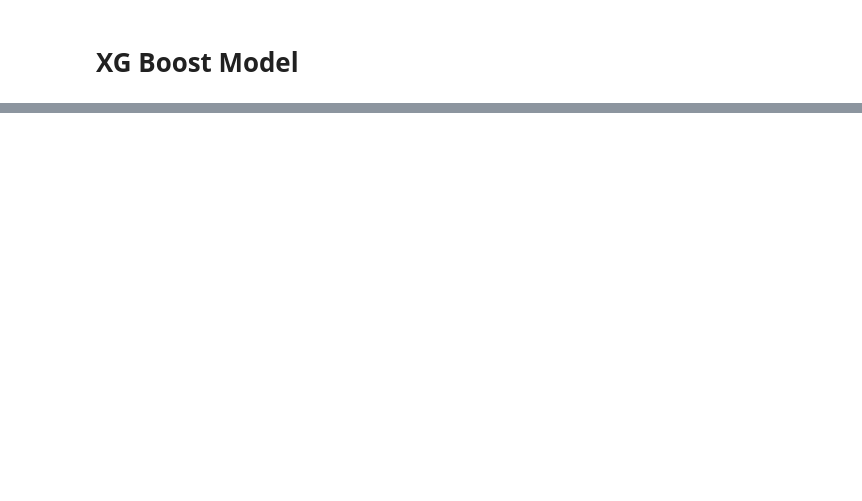
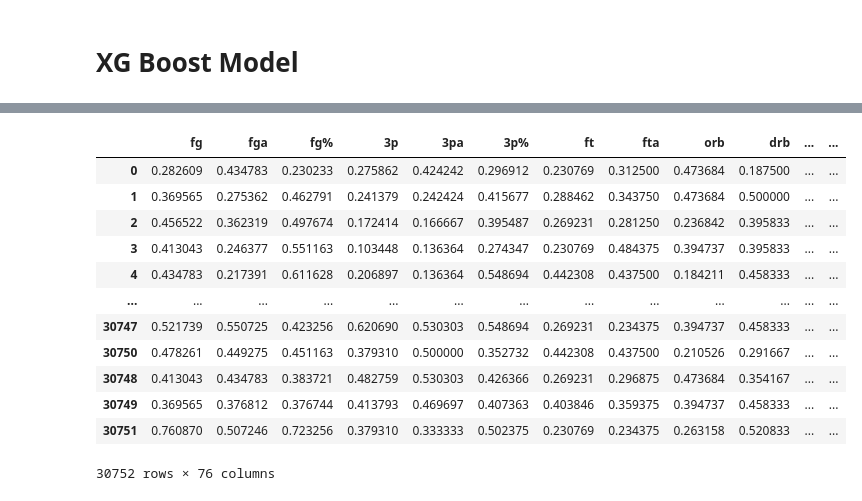
Before and after one commit to antonbil23/NbaSportsBetting, a Jupyter notebook: src/models/xg-boost/xgboost.ipynb, the cells around one changed output, grey strips where cells are left out. Saved outputs shown, nothing was run; the diff lists cells and outputs as text; code cells hidden in the pictures; blank space fills up the shorter version.

```diff
--- a/src/models/xg-boost/xgboost.ipynb
+++ b/src/models/xg-boost/xgboost.ipynb
@@ -54,0 +111,20 @@ weighted avg       1.00      1.00      1.00      2456
+# %%
+rolling_cols = [f'{col}_rolling' for col in df_rolling.columns]
+df_rolling.columns = rolling_cols
+
+df = pd.concat([df, df_rolling], axis=1)
+df
+# %% [output]
+|  | fg | fga | fg% | 3p | 3pa | 3p% | ft | fta | orb | drb | ... | ... |
+| 0 | 0.282609 | 0.434783 | 0.230233 | 0.275862 | 0.424242 | 0.296912 | 0.230769 | 0.312500 | 0.473684 | 0.187500 | ... | ... |
+| 1 | 0.369565 | 0.275362 | 0.462791 | 0.241379 | 0.242424 | 0.415677 | 0.288462 | 0.343750 | 0.473684 | 0.500000 | ... | ... |
+| 2 | 0.456522 | 0.362319 | 0.497674 | 0.172414 | 0.166667 | 0.395487 | 0.269231 | 0.281250 | 0.236842 | 0.395833 | ... | ... |
+| 3 | 0.413043 | 0.246377 | 0.551163 | 0.103448 | 0.136364 | 0.274347 | 0.230769 | 0.484375 | 0.394737 | 0.395833 | ... | ... |
+| 4 | 0.434783 | 0.217391 | 0.611628 | 0.206897 | 0.136364 | 0.548694 | 0.442308 | 0.437500 | 0.184211 | 0.458333 | ... | ... |
+| ... | ... | ... | ... | ... | ... | ... | ... | ... | ... | ... | ... | ... |
+| 30747 | 0.521739 | 0.550725 | 0.423256 | 0.620690 | 0.530303 | 0.548694 | 0.269231 | 0.234375 | 0.394737 | 0.458333 | ... | ... |
+| 30750 | 0.478261 | 0.449275 | 0.451163 | 0.379310 | 0.500000 | 0.352732 | 0.442308 | 0.437500 | 0.210526 | 0.291667 | ... | ... |
+| 30748 | 0.413043 | 0.434783 | 0.383721 | 0.482759 | 0.530303 | 0.426366 | 0.269231 | 0.296875 | 0.473684 | 0.354167 | ... | ... |
+| 30749 | 0.369565 | 0.376812 | 0.376744 | 0.413793 | 0.469697 | 0.407363 | 0.403846 | 0.359375 | 0.394737 | 0.458333 | ... | ... |
+| 30751 | 0.760870 | 0.507246 | 0.723256 | 0.379310 | 0.333333 | 0.502375 | 0.230769 | 0.234375 | 0.263158 | 0.520833 | ... | ... |
+30752 rows × 76 columns
```
Also changed, not shown: parts of 11 cells of this notebook.
